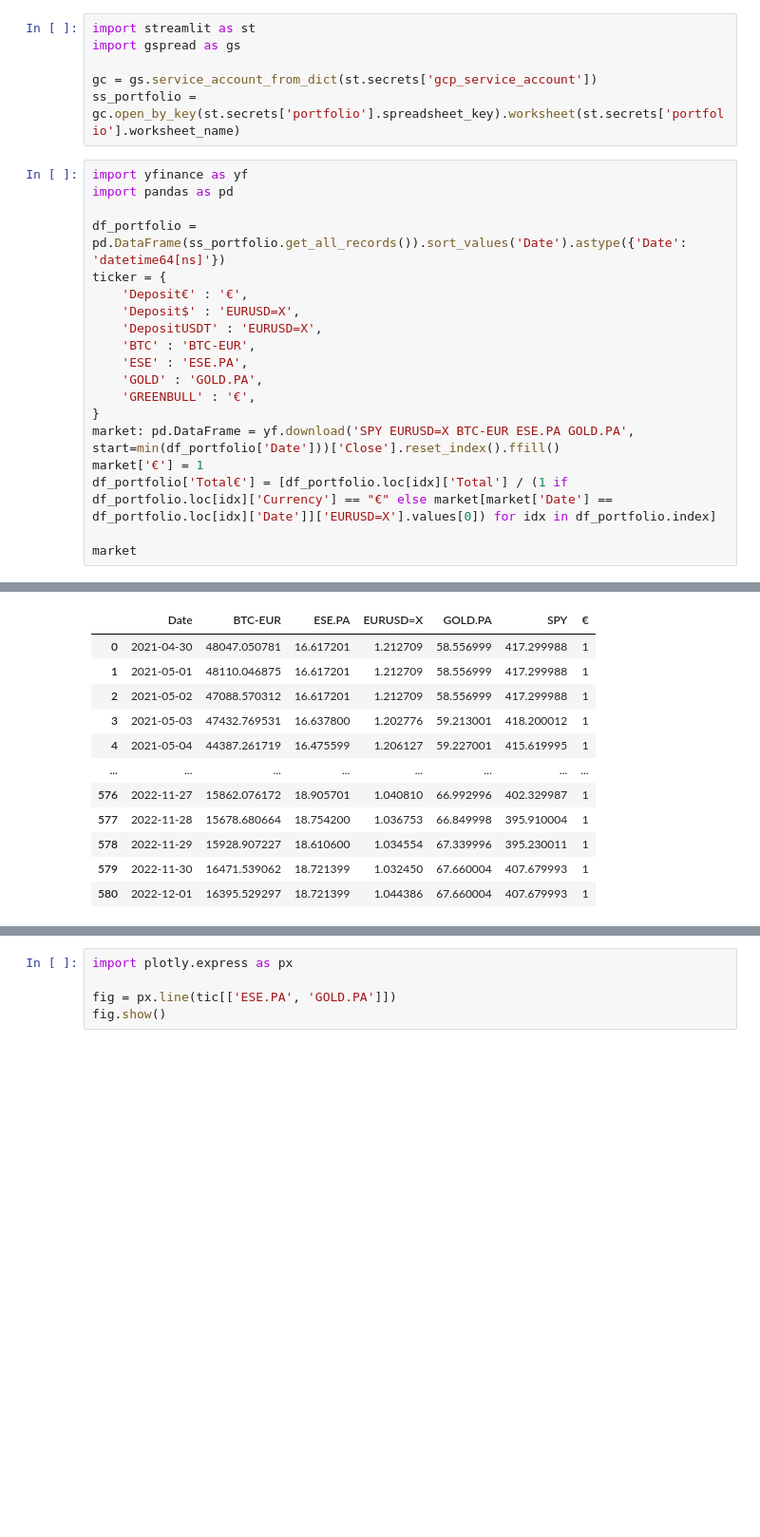
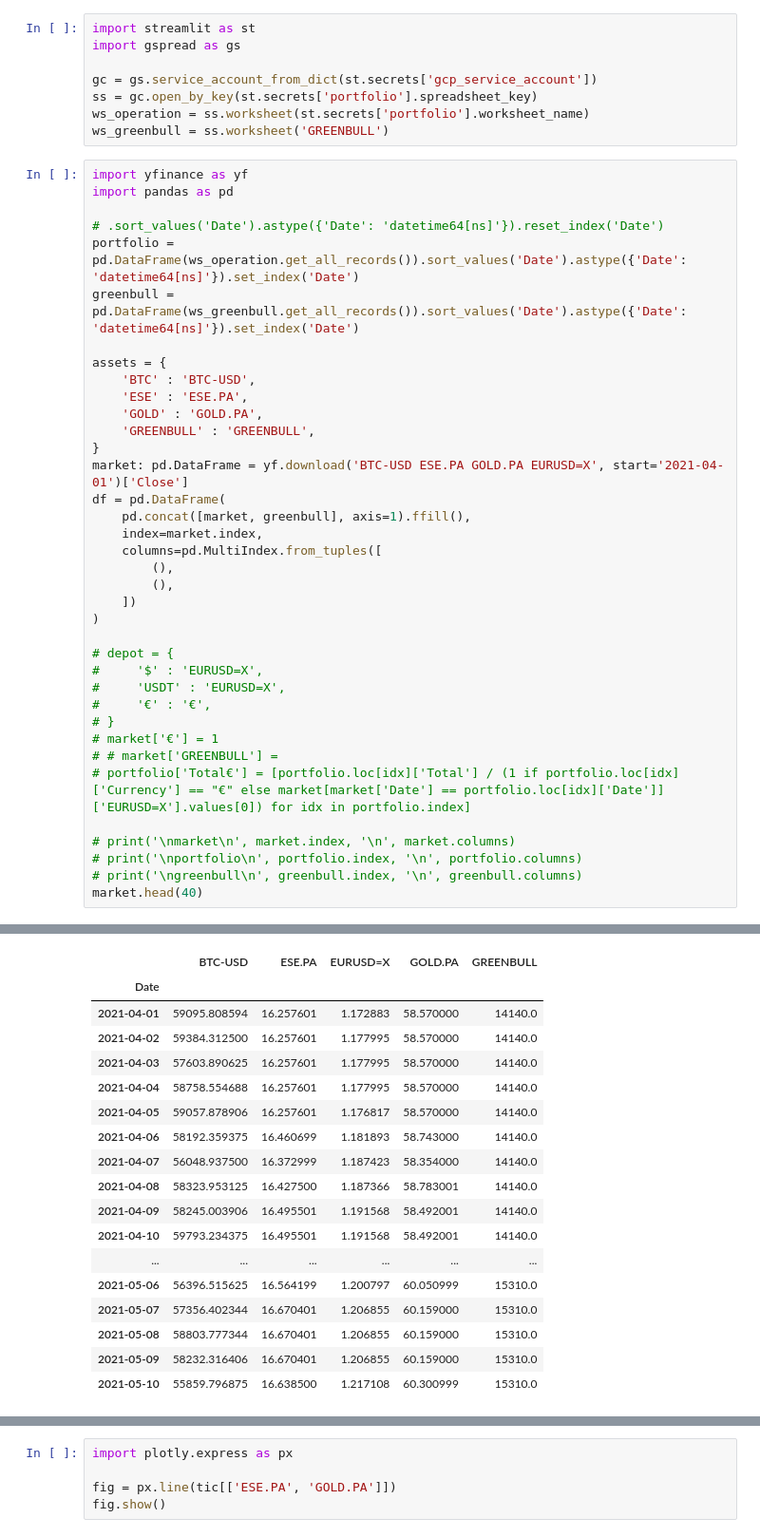
Before and after one commit to vixen-cordier/dashboards, a Jupyter notebook: book.ipynb, the cells around one changed output, grey strips where cells are left out. Shown at 95% size. Drawn from its saved outputs; the diff is of its cells as text; blank space fills up the shorter version.

```diff
--- a/book.ipynb
+++ b/book.ipynb
@@ -3,24 +3,44 @@ import streamlit as st
 import gspread as gs
 
 gc = gs.service_account_from_dict(st.secrets['gcp_service_account'])
-ss_portfolio = gc.open_by_key(st.secrets['portfolio'].spreadsheet_key).worksheet(st.secrets['portfolio'].worksheet_name)
+ss = gc.open_by_key(st.secrets['portfolio'].spreadsheet_key)
+ws_operation = ss.worksheet(st.secrets['portfolio'].worksheet_name)
+ws_greenbull = ss.worksheet('GREENBULL')
 # %%
 import yfinance as yf
 import pandas as pd
 
-df_portfolio = pd.DataFrame(ss_portfolio.get_all_records()).sort_values('Date').astype({'Date': 'datetime64[ns]'})
-ticker = {
-    'Deposit€' : '€',
-    'Deposit$' : 'EURUSD=X',
-    'DepositUSDT' : 'EURUSD=X',
-    'BTC' : 'BTC-EUR',
+# .sort_values('Date').astype({'Date': 'datetime64[ns]'}).reset_index('Date')
+portfolio = pd.DataFrame(ws_operation.get_all_records()).sort_values('Date').astype({'Date': 'datetime64[ns]'}).set_index('Date')
+greenbull = pd.DataFrame(ws_greenbull.get_all_records()).sort_values('Date').astype({'Date': 'datetime64[ns]'}).set_index('Date')
+
+assets = {
+    'BTC' : 'BTC-USD',
     'ESE' : 'ESE.PA',
     'GOLD' : 'GOLD.PA',
-    'GREENBULL' : '€',
+    'GREENBULL' : 'GREENBULL',
 }
-market: pd.DataFrame = yf.download('SPY EURUSD=X BTC-EUR ESE.PA GOLD.PA', start=min(df_portfolio['Date']))['Close'].reset_index().ffill()
-market['€'] = 1
-df_portfolio['Total€'] = [df_portfolio.loc[idx]['Total'] / (1 if df_portfolio.loc[idx]['Currency'] == "€" else market[market['Date'] == df_portfolio.loc[idx]['Date']]['EURUSD=X'].values[0]) for idx in df_portfolio.index]
+market: pd.DataFrame = yf.download('BTC-USD ESE.PA GOLD.PA EURUSD=X', start='2021-04-01')['Close']
+df = pd.DataFrame(
+    pd.concat([market, greenbull], axis=1).ffill(),
+    index=market.index,
+    columns=pd.MultiIndex.from_tuples([
+        (),
+        (),
+    ])
+)
 
-market
+# depot = {
+#     '$' : 'EURUSD=X',
+#     'USDT' : 'EURUSD=X',
+#     '€' : '€',
+# }
+# market['€'] = 1
+# # market['GREENBULL'] =
+# portfolio['Total€'] = [portfolio.loc[idx]['Total'] / (1 if portfolio.loc[idx]['Currency'] == "€" else market[market['Date'] == portfolio.loc[idx]['Date']]['EURUSD=X'].values[0]) for idx in portfolio.index]
+
+# print('\nmarket\n', market.index, '\n', market.columns)
+# print('\nportfolio\n', portfolio.index, '\n', portfolio.columns)
+# print('\ngreenbull\n', greenbull.index, '\n', greenbull.columns)
+market.head(40)
 # %% [output]
@@ -29,12 +48,18 @@ dict_values(['€', 'EURUSD=X', 'EURUSD=X', 'BTC-EUR', 'ESE.PA', 'GOLD.PA', '€
-|  | Date | BTC-EUR | ESE.PA | EURUSD=X | GOLD.PA | SPY | € |
-| 0 | 2021-04-30 | 48047.050781 | 16.617201 | 1.212709 | 58.556999 | 417.299988 | 1 |
-| 1 | 2021-05-01 | 48110.046875 | 16.617201 | 1.212709 | 58.556999 | 417.299988 | 1 |
-| 2 | 2021-05-02 | 47088.570312 | 16.617201 | 1.212709 | 58.556999 | 417.299988 | 1 |
-| 3 | 2021-05-03 | 47432.769531 | 16.637800 | 1.202776 | 59.213001 | 418.200012 | 1 |
-| 4 | 2021-05-04 | 44387.261719 | 16.475599 | 1.206127 | 59.227001 | 415.619995 | 1 |
-| ... | ... | ... | ... | ... | ... | ... | ... |
-| 576 | 2022-11-27 | 15862.076172 | 18.905701 | 1.040810 | 66.992996 | 402.329987 | 1 |
-| 577 | 2022-11-28 | 15678.680664 | 18.754200 | 1.036753 | 66.849998 | 395.910004 | 1 |
-| 578 | 2022-11-29 | 15928.907227 | 18.610600 | 1.034554 | 67.339996 | 395.230011 | 1 |
-| 579 | 2022-11-30 | 16471.539062 | 18.721399 | 1.032450 | 67.660004 | 407.679993 | 1 |
-| 580 | 2022-12-01 | 16395.529297 | 18.721399 | 1.044386 | 67.660004 | 407.679993 | 1 |
+|  | BTC-USD | ESE.PA | EURUSD=X | GOLD.PA | GREENBULL |
+| Date |  |  |  |  |  |
+| 2021-04-01 | 59095.808594 | 16.257601 | 1.172883 | 58.570000 | 14140.0 |
+| 2021-04-02 | 59384.312500 | 16.257601 | 1.177995 | 58.570000 | 14140.0 |
+| 2021-04-03 | 57603.890625 | 16.257601 | 1.177995 | 58.570000 | 14140.0 |
+| 2021-04-04 | 58758.554688 | 16.257601 | 1.177995 | 58.570000 | 14140.0 |
+| 2021-04-05 | 59057.878906 | 16.257601 | 1.176817 | 58.570000 | 14140.0 |
+| 2021-04-06 | 58192.359375 | 16.460699 | 1.181893 | 58.743000 | 14140.0 |
+| 2021-04-07 | 56048.937500 | 16.372999 | 1.187423 | 58.354000 | 14140.0 |
+| 2021-04-08 | 58323.953125 | 16.427500 | 1.187366 | 58.783001 | 14140.0 |
+| 2021-04-09 | 58245.003906 | 16.495501 | 1.191568 | 58.492001 | 14140.0 |
+| 2021-04-10 | 59793.234375 | 16.495501 | 1.191568 | 58.492001 | 14140.0 |
+| ... | ... | ... | ... | ... | ... |
+| 2021-05-06 | 56396.515625 | 16.564199 | 1.200797 | 60.050999 | 15310.0 |
+| 2021-05-07 | 57356.402344 | 16.670401 | 1.206855 | 60.159000 | 15310.0 |
+| 2021-05-08 | 58803.777344 | 16.670401 | 1.206855 | 60.159000 | 15310.0 |
+| 2021-05-09 | 58232.316406 | 16.670401 | 1.206855 | 60.159000 | 15310.0 |
+| 2021-05-10 | 55859.796875 | 16.638500 | 1.217108 | 60.300999 | 15310.0 |
```
Also changed, not shown: parts of 5 cells of this notebook, 1 other file.
